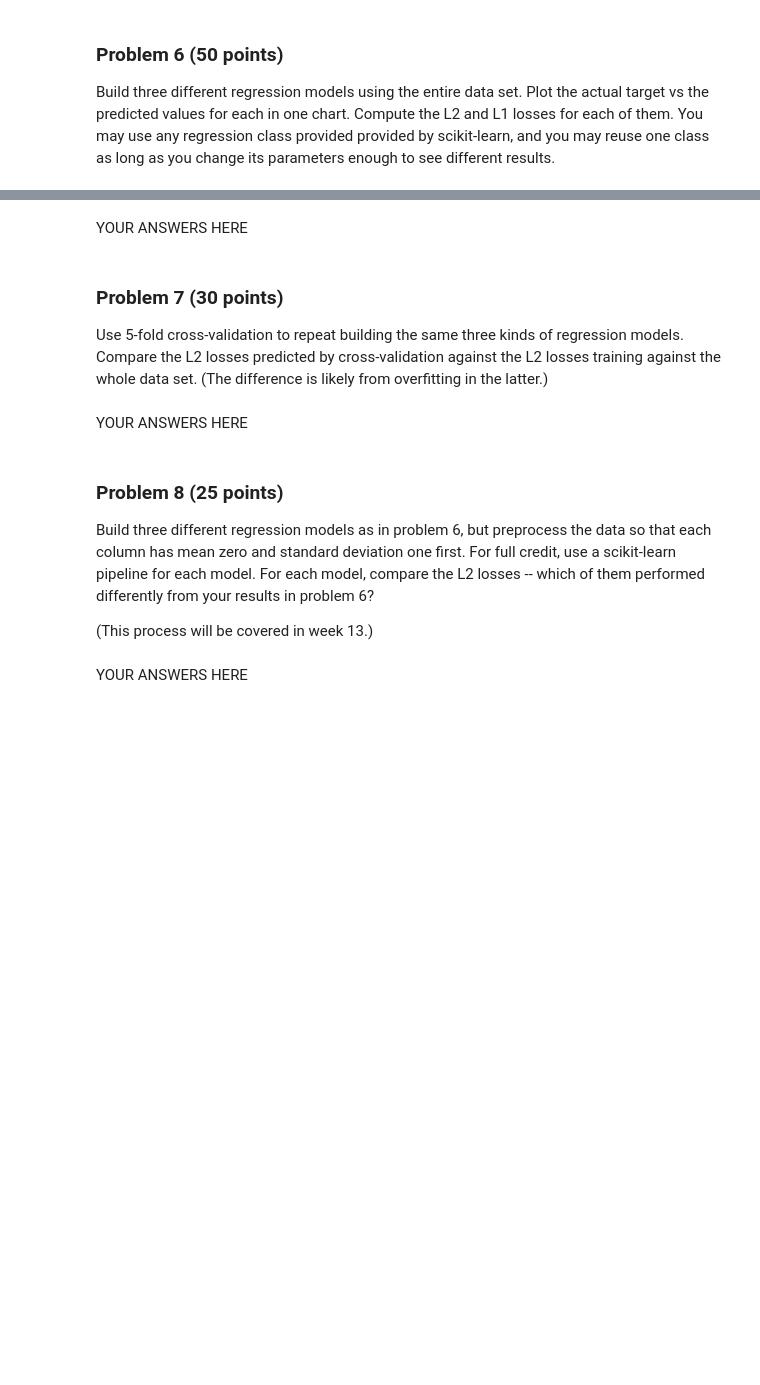
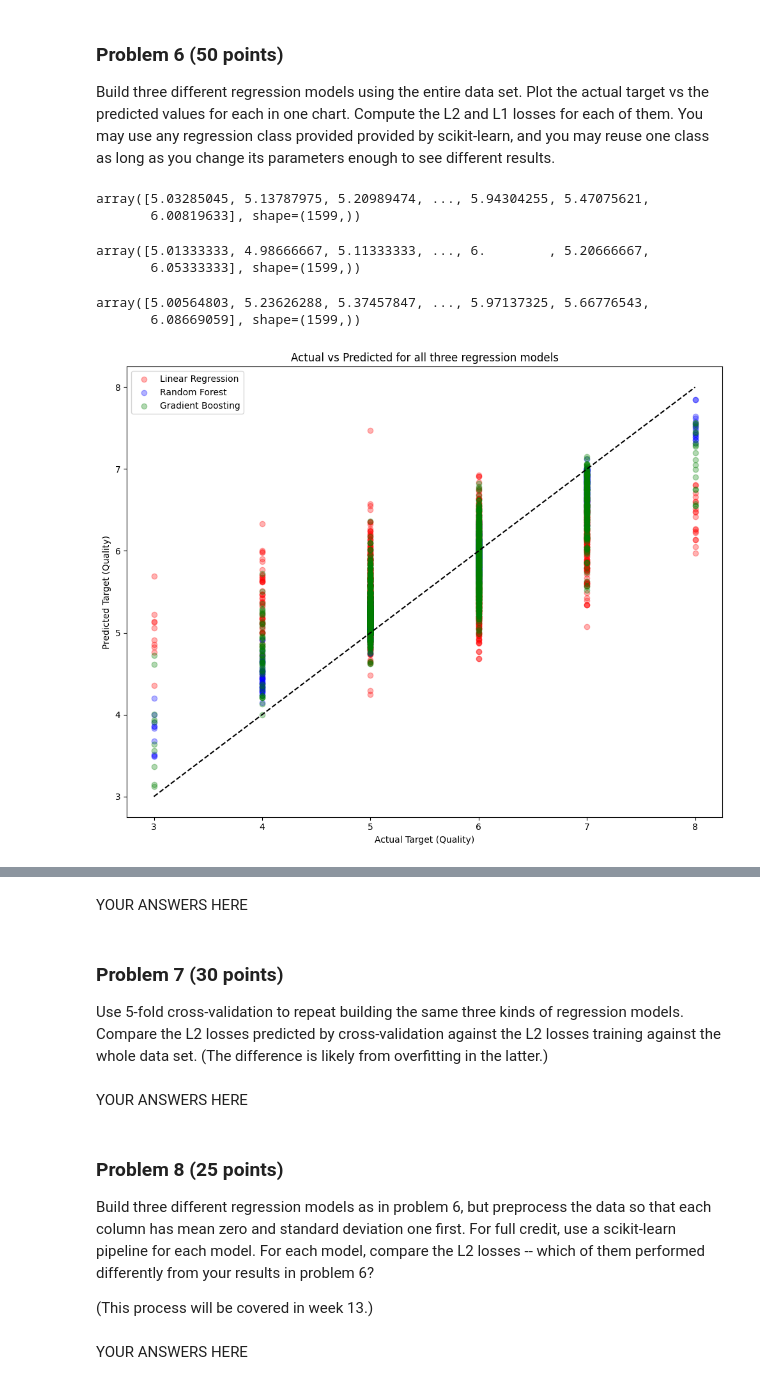
Before and after one commit to garikapativineet/dx602-final-project, a Jupyter notebook: project.ipynb, the cells around one changed output, grey strips where cells are left out. Drawn from its saved outputs; the diff is of its cells as text; code cells hidden in the pictures; blank space fills up the shorter version.

```diff
--- a/project.ipynb
+++ b/project.ipynb
@@ -449,0 +475,56 @@ You may use any regression class provided provided by scikit-learn, and you may
+# %%
+# Getting Data Ready
+
+x = wine_df.drop(columns = "target")
+y = wine_df["target"]
+# %%
+# Linear Regression Model
+
+model_lr_p6 = sklearn.linear_model.LinearRegression()
+model_lr_p6.fit(x,y)
+lr_preds_p6 = model_lr_p6.predict(x)
+
+lr_preds_p6
+# %% [output]
+array([5.03285045, 5.13787975, 5.20989474, ..., 5.94304255, 5.47075621,
+       6.00819633], shape=(1599,))
+# %%
+# Random Forest Model
+from sklearn.ensemble import RandomForestRegressor
+
+model_rf_p6 = RandomForestRegressor(n_estimators = 300, random_state = 18)
+model_rf_p6.fit(x,y)
+rf_preds_p6 = model_rf_p6.predict(x)
+
+rf_preds_p6
+# %% [output]
+array([5.01333333, 4.98666667, 5.11333333, ..., 6.        , 5.20666667,
+       6.05333333], shape=(1599,))
+# %%
+# Gradient Boosting Model
+from sklearn.ensemble import GradientBoostingRegressor
+
+model_gb_p6 = GradientBoostingRegressor(n_estimators = 200, random_state = 60)
+model_gb_p6.fit(x,y)
+gb_preds_p6 = model_gb_p6.predict(x)
+
+gb_preds_p6
+# %% [output]
+array([5.00564803, 5.23626288, 5.37457847, ..., 5.97137325, 5.66776543,
+       6.08669059], shape=(1599,))
+# %%
+# Plot Actual vs Predicted
+
+plt.figure(figsize = (10,8))
+plt.scatter(y, lr_preds_p6, color = "red", alpha = 0.3, label = "Linear Regression")
+plt.scatter(y, rf_preds_p6, color = "blue", alpha = 0.3, label = "Random Forest")
+plt.scatter(y, gb_preds_p6, color = "green", alpha = 0.3, label = "Gradient Boosting")
+plt.plot([y.min(), y.max()], [y.min(), y.max()], linestyle = "--", color = "black")
+plt.title("Actual vs Predicted for all three regression models")
+plt.xlabel("Actual Target (Quality)")
+plt.ylabel("Predicted Target (Quality)")
+plt.legend()
+plt.tight_layout()
+plt.show()
+# %% [output]
+[figure, added]
```
Also changed, not shown: parts of 11 cells of this notebook.
